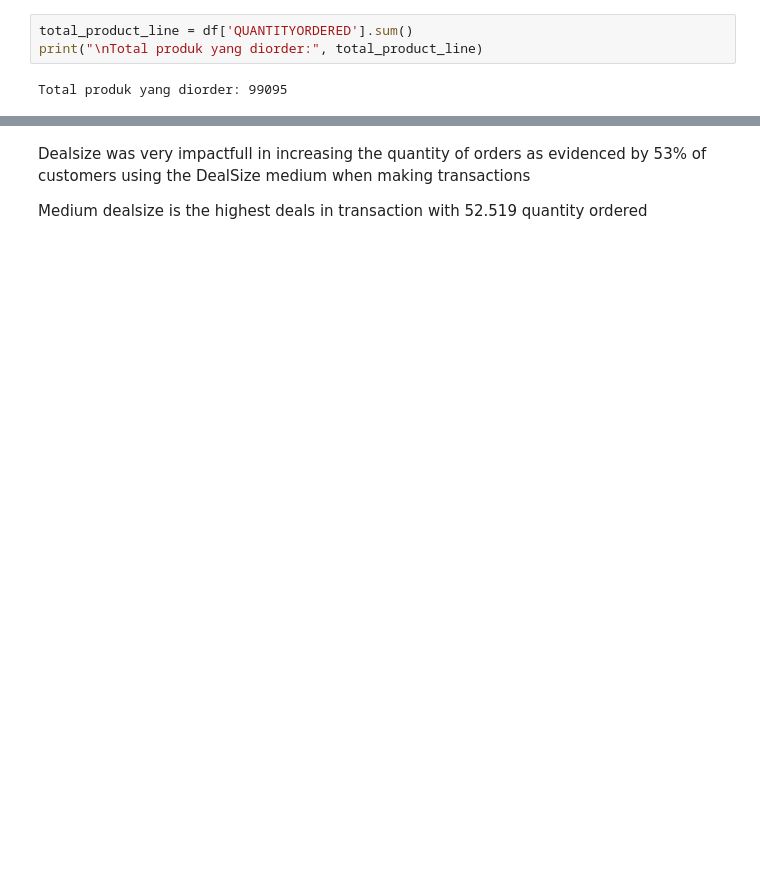
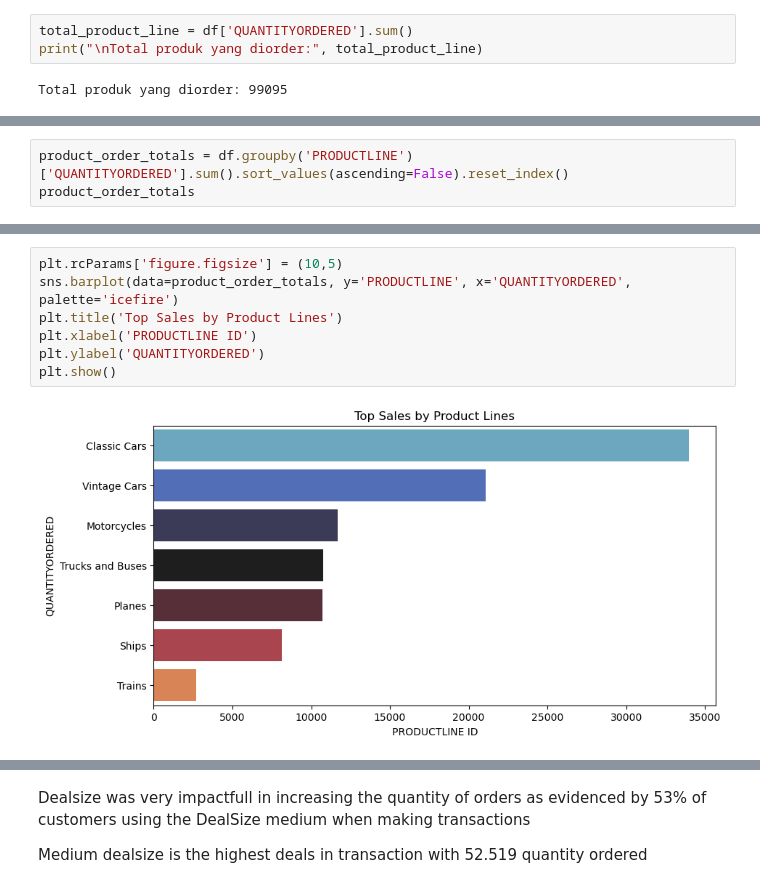
Before and after one commit to rijajir/starting_git, a Jupyter notebook: Riza Arfiqih - Case Study.ipynb, the cells around one changed output, grey strips where cells are left out. Drawn from its saved outputs; the diff is of its cells as text; blank space fills up the shorter version.

```diff
--- a/Riza Arfiqih - Case Study.ipynb
+++ b/Riza Arfiqih - Case Study.ipynb
@@ -250,0 +99,3 @@ Name: 4, dtype: object
+# %%
+product_order_totals = df.groupby('PRODUCTLINE')['QUANTITYORDERED'].sum().sort_values(ascending=False).reset_index()
+product_order_totals
@@ -251 +111,10 @@ Name: 4, dtype: object
+# %%
+plt.rcParams['figure.figsize'] = (10,5)
+sns.barplot(data=product_order_totals, y='PRODUCTLINE', x='QUANTITYORDERED', palette='icefire')
+plt.title('Top Sales by Product Lines')
+plt.xlabel('PRODUCTLINE ID')
+plt.ylabel('QUANTITYORDERED')
+plt.show()
+# %% [output]
+[figure, added]
 # %% [markdown]
```
Also changed, not shown: parts of 23 cells of this notebook.
